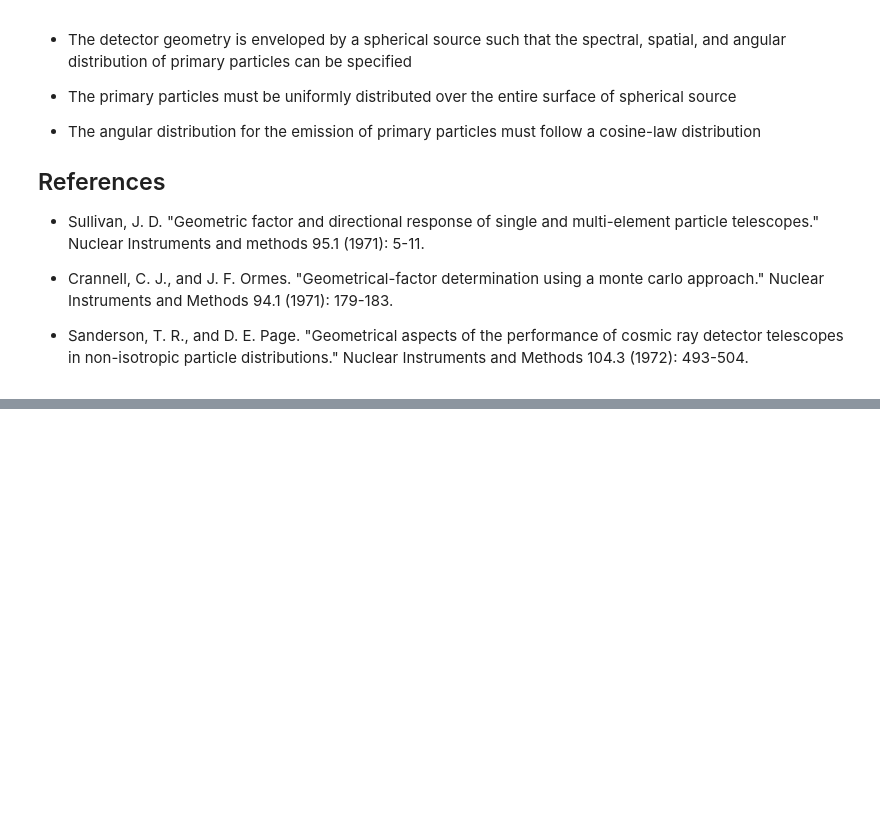
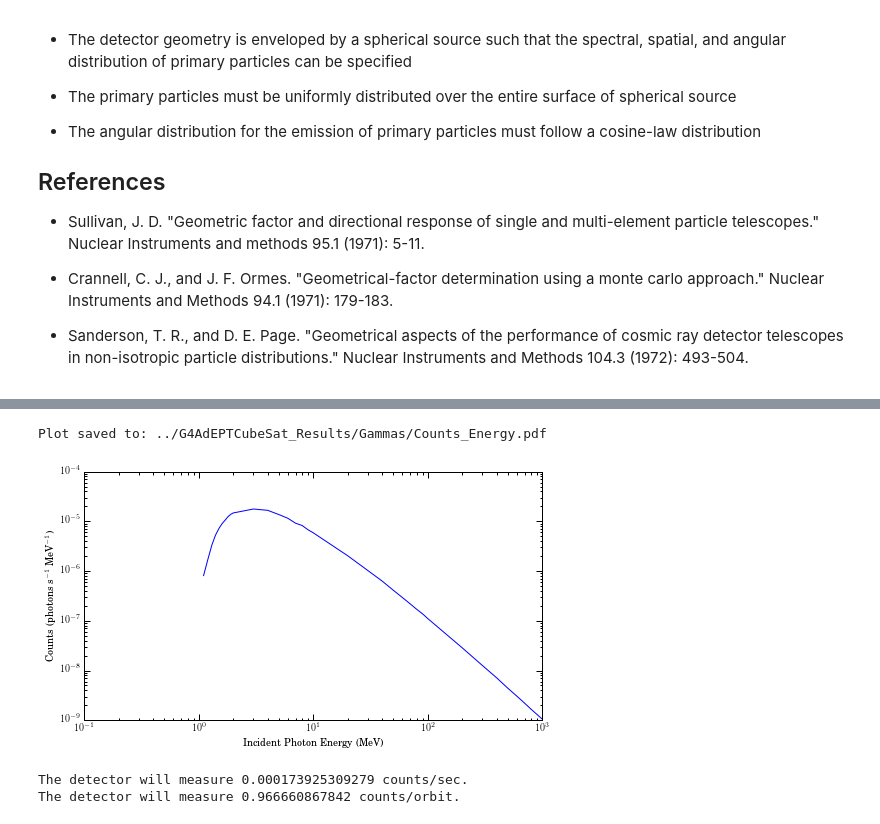
Before and after one commit to mkurnell/G4AdEPTCubeSat-Analysis, a Jupyter notebook: G4AdEPTCubeSat Geometry Factor.ipynb, the cells around one changed output, grey strips where cells are left out. Cells and saved outputs as stored; diff of their text form; code cells hidden in the pictures; blank space fills up the shorter version.

```diff
--- a/G4AdEPTCubeSat Geometry Factor.ipynb
+++ b/G4AdEPTCubeSat Geometry Factor.ipynb
@@ -359,33 +403,38 @@ plt.show(figF)
 # %%
 # Convolution of Geometry Factor with Flux
 counts = G_Pair*ETFlux
-counts_s = trapz(counts_E)
+counts_s = simps(counts)
 counts_o = counts_s*60*92.6318
 
 figC, axC = plt.subplots(1,1)
-plt.plot(Energies_MeV,counts)
+plt.loglog(Energies_MeV,counts)
 
 # Figure Properties
 axC.set_ylabel(r'Counts (photons s$^{-1}$ MeV$^{-1}$)')
 axC.set_xlabel('Incident Photon Energy (MeV)')
 # axC.set_ylim(0., 0.05)
 axC.set_xlim(0.1, 1000)
 
 axC.legend(loc='upper left')
 
 # Tight Layout
 plt.tight_layout()
 
 # Save the figure
 file_figC = 'Counts_Energy.pdf'
 plt.savefig(DataFolder + file_figC, bbox_inches="tight")
 print 'Plot saved to: ' + (DataFolder+file_figC)
 
 # Show the figure
 plt.show(figC)
 
 print "The detector will measure", counts_s, "counts/sec."
 print "The detector will measure", counts_o, "counts/orbit."
+# %% [output]
+Plot saved to: ../G4AdEPTCubeSat_Results/Gammas/Counts_Energy.pdf
+[figure, added]
+The detector will measure 0.000173925309279 counts/sec.
+The detector will measure 0.966660867842 counts/orbit.
 # %%
 # print G_Total
 # print err_G_Total
```
Also changed, not shown: parts of 7 cells of this notebook.
